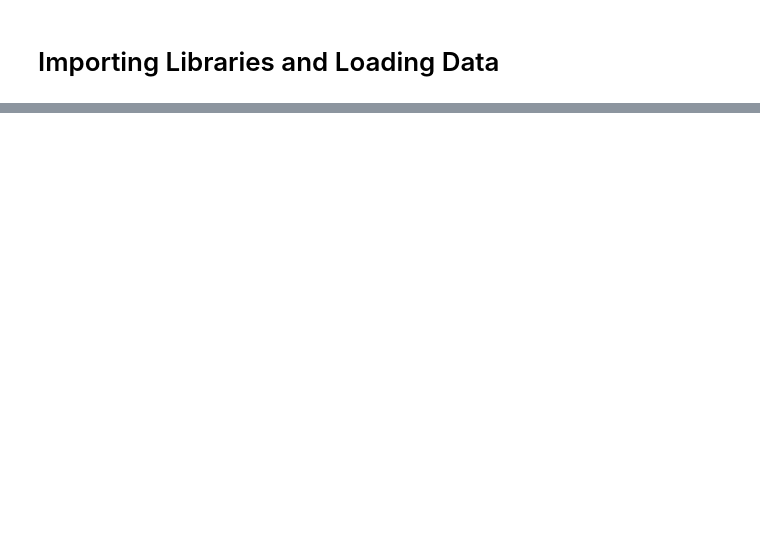
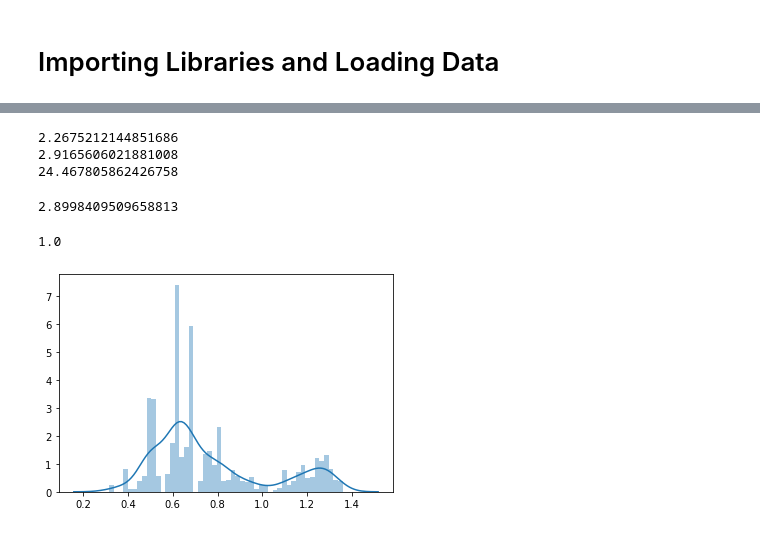
Before and after one commit to dataforgoodfr/batch7_satellite_ges, a Jupyter notebook: Find_Peaks_with_LSTM_autoencoders.ipynb, the cells around one changed output, grey strips where cells are left out. Cells and saved outputs as stored; diff of their text form; code cells hidden in the pictures; blank space fills up the shorter version.

```diff
--- a/Find_Peaks_with_LSTM_autoencoders.ipynb
+++ b/Find_Peaks_with_LSTM_autoencoders.ipynb
@@ -259,0 +174,7 @@ print(f'Correct normal predictions: {correct}/{len(test_normal_dataset)}')
+# %%
+total = data_1808[0:12000]
+
+_, dfs = gaussian_fit_on_df(total,'','/content/drive/My Drive')
+
+newdf = \
+pd.concat(dfs)
@@ -259,0 +574,19 @@ print(f'Correct normal predictions: {correct}/{len(test_normal_dataset)}')
+# %%
+print(np.percentile(losses,90))
+print(np.percentile(losses,95))
+print(np.percentile(losses,100))
+# %% [output]
+2.2675212144851686
+2.9165606021881008
+24.467805862426758
+# %%
+print(np.percentile(losses,95))
+# %% [output]
+2.8998409509658813
+# %%
+_, losses = predict(model, test_n)
+print(sum(l<=1.5 for l in losses)/len(losses))
+sns.distplot(losses, bins=50, kde=True);
+# %% [output]
+1.0
+[figure, added]
```
Also changed, not shown: parts of 36 cells of this notebook.
